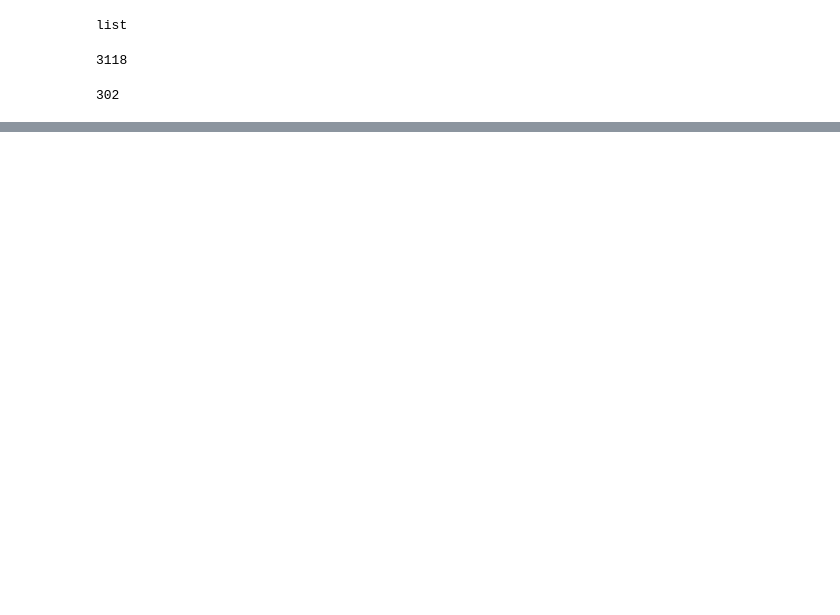
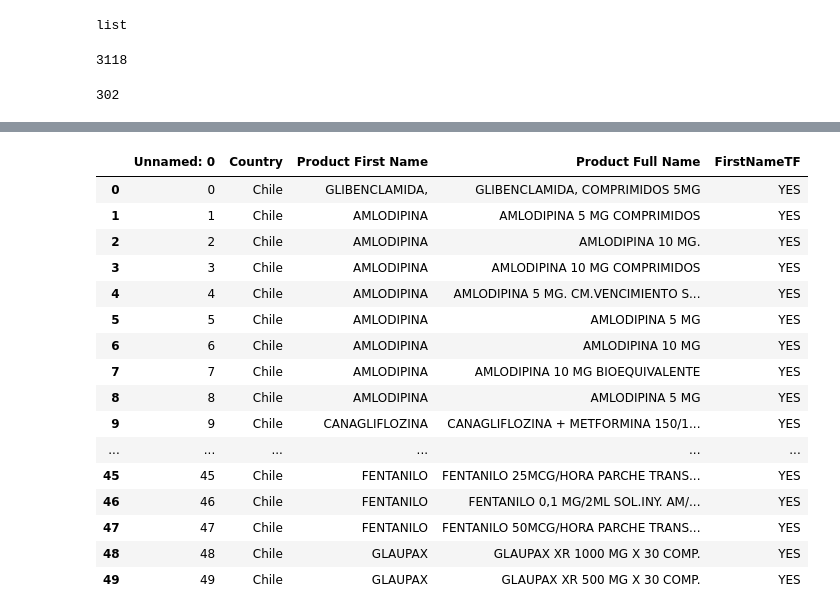
Before and after one commit to wenjunc2/PAHO-Drug-Data-Cleaning-Summer-2022, a Jupyter notebook: Drugs_Data_Cleaning.ipynb, the cells around one changed output, grey strips where cells are left out. Drawn from its saved outputs; the diff is of its cells as text; code cells hidden in the pictures; blank space fills up the shorter version.

```diff
--- a/Drugs_Data_Cleaning.ipynb
+++ b/Drugs_Data_Cleaning.ipynb
@@ -448,0 +450,4 @@ Chiledata_df.to_excel("DrugDataCleaning.xlsx", sheet_name = 'Chile Data')
+# %%
+# read into the Chile Drug Data get from step 2
+import pandas as pd
+ChileDrugData = pd.read_excel('DrugDataCleaning.xlsx')
@@ -448,0 +473,3 @@ Chiledata_df.to_excel("DrugDataCleaning.xlsx", sheet_name = 'Chile Data')
+# %%
+import pandas as pd
+FirstNameTFData = pd.read_excel('ChileFirstNameDetermine.xlsx')
@@ -448,0 +500,2 @@ Chiledata_df.to_excel("DrugDataCleaning.xlsx", sheet_name = 'Chile Data')
+# %%
+FirstNameTFData = FirstNameTFData.rename(columns={'ChileProductFirstName': 'Product First Name'})
@@ -448,0 +517,23 @@ Chiledata_df.to_excel("DrugDataCleaning.xlsx", sheet_name = 'Chile Data')
+# %%
+# combine determining result table and Chile product names table
+FirstNameClass_merged_T = ChileDrugData.merge(FirstNameTFData, on = 'Product First Name', how = 'right')
+# %%
+FirstNameClass_merged_T.head(50)
+# %% [output]
+|  | Unnamed: 0 | Country | Product First Name | Product Full Name | FirstNameTF |
+| 0 | 0 | Chile | GLIBENCLAMIDA, | GLIBENCLAMIDA, COMPRIMIDOS 5MG | YES |
+| 1 | 1 | Chile | AMLODIPINA | AMLODIPINA 5 MG COMPRIMIDOS | YES |
+| 2 | 2 | Chile | AMLODIPINA | AMLODIPINA 10 MG. | YES |
+| 3 | 3 | Chile | AMLODIPINA | AMLODIPINA 10 MG COMPRIMIDOS | YES |
+| 4 | 4 | Chile | AMLODIPINA | AMLODIPINA 5 MG. CM.VENCIMIENTO S... | YES |
+| 5 | 5 | Chile | AMLODIPINA | AMLODIPINA 5 MG | YES |
+| 6 | 6 | Chile | AMLODIPINA | AMLODIPINA 10 MG | YES |
+| 7 | 7 | Chile | AMLODIPINA | AMLODIPINA 10 MG BIOEQUIVALENTE | YES |
+| 8 | 8 | Chile | AMLODIPINA | AMLODIPINA 5 MG | YES |
+| 9 | 9 | Chile | CANAGLIFLOZINA | CANAGLIFLOZINA + METFORMINA 150/1... | YES |
+| ... | ... | ... | ... | ... | ... |
+| 45 | 45 | Chile | FENTANILO | FENTANILO 25MCG/HORA PARCHE TRANS... | YES |
+| 46 | 46 | Chile | FENTANILO | FENTANILO 0,1 MG/2ML SOL.INY. AM/... | YES |
+| 47 | 47 | Chile | FENTANILO | FENTANILO 50MCG/HORA PARCHE TRANS... | YES |
+| 48 | 48 | Chile | GLAUPAX | GLAUPAX XR 1000 MG X 30 COMP. | YES |
+| 49 | 49 | Chile | GLAUPAX | GLAUPAX XR 500 MG X 30 COMP. | YES |
```
Also changed, not shown: parts of 30 cells of this notebook.
